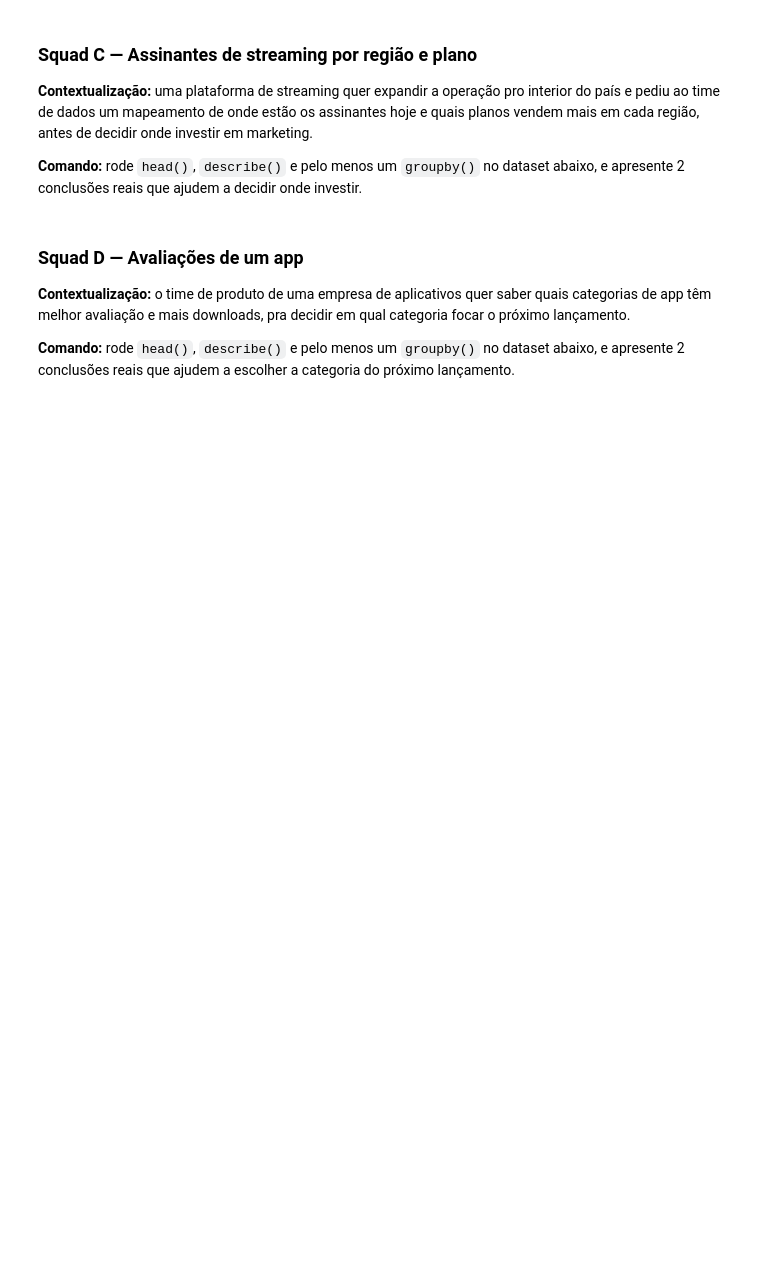
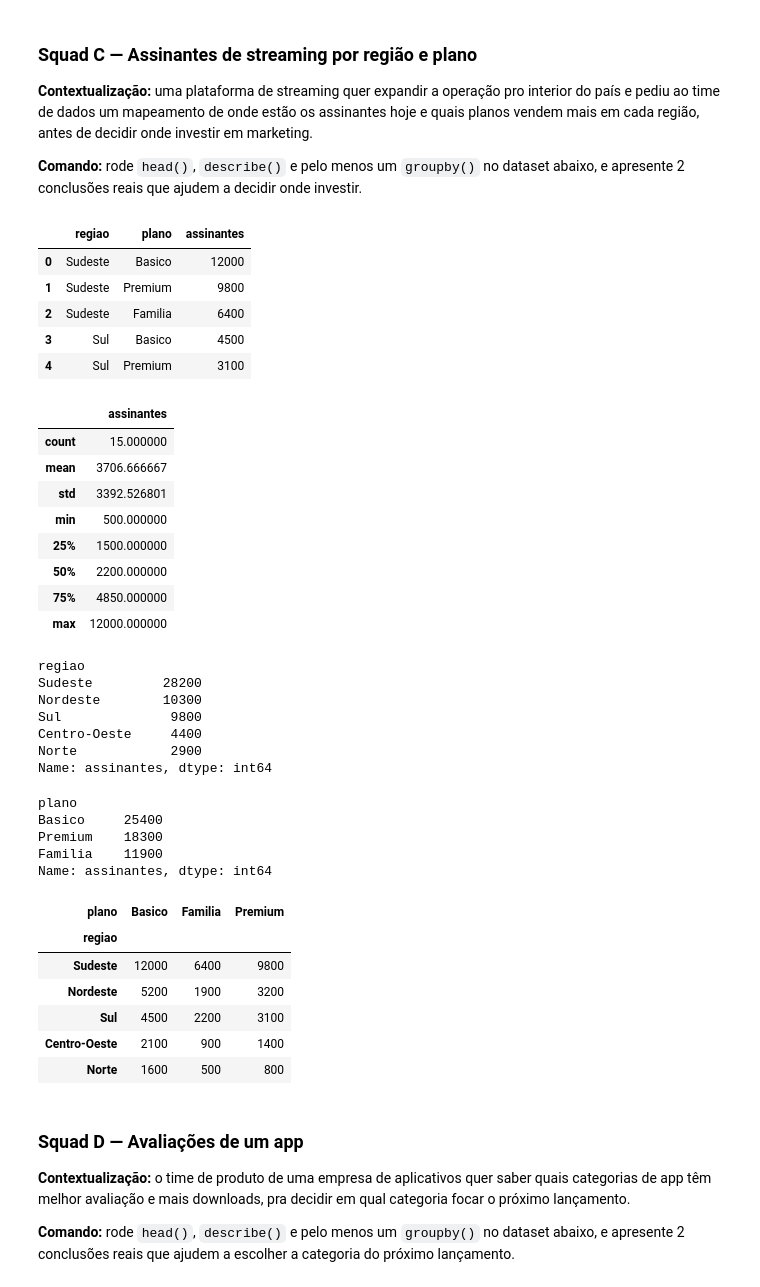
Before and after one commit to laisalegri/turma05-analise-de-dados-com-python, a Jupyter notebook: 05_Pandas_e_NumPy/Aluno/notebook_colab.ipynb, the cells around one changed output. Cells and saved outputs as stored; diff of their text form; code cells hidden in the pictures; blank space fills up the shorter version.

```diff
--- a/05_Pandas_e_NumPy/Aluno/notebook_colab.ipynb
+++ b/05_Pandas_e_NumPy/Aluno/notebook_colab.ipynb
@@ -793,9 +929,55 @@ dataset_squad_b = pd.read_csv("dataset/dataset_squad_b_loja_roupas.csv")
 **Comando:** rode `head()`, `describe()` e pelo menos um `groupby()` no dataset abaixo, e apresente 2 conclusões reais que ajudem a decidir onde investir.
 # %%
 import pandas as pd
+from IPython.display import display
+
 dataset_squad_c = pd.read_csv("dataset/dataset_squad_c_streaming.csv")
 
 # explore: head(), describe(), groupby()
+display(dataset_squad_c.head())
+
+display(dataset_squad_c.describe())
+
+display(dataset_squad_c.groupby("regiao")["assinantes"].sum().sort_values(ascending=False))
+
+display(dataset_squad_c.groupby("plano")["assinantes"].sum().sort_values(ascending=False))
+
+display(dataset_squad_c.groupby(["regiao", "plano"])["assinantes"].sum().unstack().sort_values(by="Basico", ascending=False))
+# %% [output]
+|  | regiao | plano | assinantes |
+| 0 | Sudeste | Basico | 12000 |
+| 1 | Sudeste | Premium | 9800 |
+| 2 | Sudeste | Familia | 6400 |
+| 3 | Sul | Basico | 4500 |
+| 4 | Sul | Premium | 3100 |
+|  | assinantes |
+| count | 15.000000 |
+| mean | 3706.666667 |
+| std | 3392.526801 |
+| min | 500.000000 |
+| 25% | 1500.000000 |
+| 50% | 2200.000000 |
+| 75% | 4850.000000 |
+| max | 12000.000000 |
+regiao
+Sudeste         28200
+Nordeste        10300
+Sul              9800
+Centro-Oeste     4400
+Norte            2900
+Name: assinantes, dtype: int64
+plano
+Basico     25400
+Premium    18300
+Familia    11900
+Name: assinantes, dtype: int64
+| plano | Basico | Familia | Premium |
+| regiao |  |  |  |
+| Sudeste | 12000 | 6400 | 9800 |
+| Nordeste | 5200 | 1900 | 3200 |
+| Sul | 4500 | 2200 | 3100 |
+| Centro-Oeste | 2100 | 900 | 1400 |
+| Norte | 1600 | 500 | 800 |
 # %% [markdown]
 ### Squad D — Avaliações de um app
 
```
Also changed, not shown: parts of 15 cells of this notebook.
